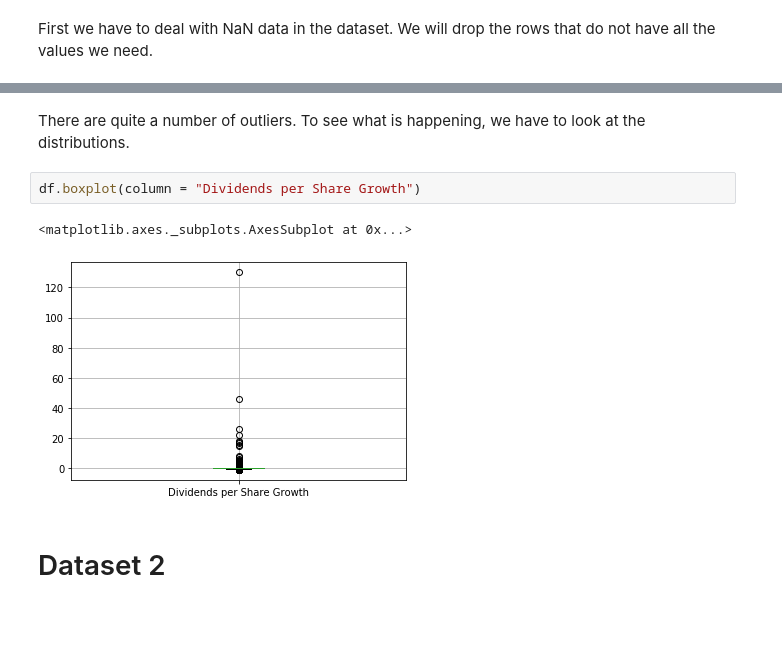
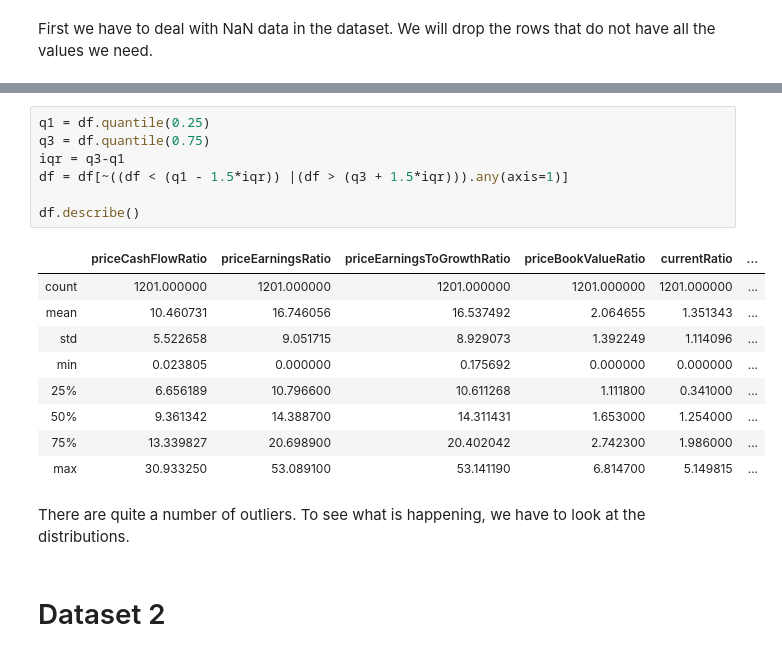
Before and after one commit to WafflesAreFriends/CPSC-4310-Stocks, a Jupyter notebook: DAP2/data_cleaning.ipynb, the cells around one changed output, grey strips where cells are left out. Drawn from its saved outputs; the diff is of its cells as text; blank space fills up the shorter version.

```diff
--- a/DAP2/data_cleaning.ipynb
+++ b/DAP2/data_cleaning.ipynb
@@ -105,10 +104,22 @@ df.describe()
+# %%
+q1 = df.quantile(0.25)
+q3 = df.quantile(0.75)
+iqr = q3-q1
+df = df[~((df < (q1 - 1.5*iqr)) |(df > (q3 + 1.5*iqr))).any(axis=1)]
+
+df.describe()
+# %% [output]
+|  | priceCashFlowRatio | priceEarningsRatio | priceEarningsToGrowthRatio | priceBookValueRatio | currentRatio | ... |
+| count | 1201.000000 | 1201.000000 | 1201.000000 | 1201.000000 | 1201.000000 | ... |
+| mean | 10.460731 | 16.746056 | 16.537492 | 2.064655 | 1.351343 | ... |
+| std | 5.522658 | 9.051715 | 8.929073 | 1.392249 | 1.114096 | ... |
+| min | 0.023805 | 0.000000 | 0.175692 | 0.000000 | 0.000000 | ... |
+| 25% | 6.656189 | 10.796600 | 10.611268 | 1.111800 | 0.341000 | ... |
+| 50% | 9.361342 | 14.388700 | 14.311431 | 1.653000 | 1.254000 | ... |
+| 75% | 13.339827 | 20.698900 | 20.402042 | 2.742300 | 1.986000 | ... |
+| max | 30.933250 | 53.089100 | 53.141190 | 6.814700 | 5.149815 | ... |
 # %% [markdown]
 There are quite a number of outliers. To see what is happening, we have to look at the distributions.
-# %%
-df.boxplot(column = "Dividends per Share Growth")
-# %% [output]
-<matplotlib.axes._subplots.AxesSubplot at 0x...>
-[figure, removed]
 # %% [markdown]
 # Dataset 2
 # %% [markdown]
```
Also changed, not shown: parts of 11 cells of this notebook.
